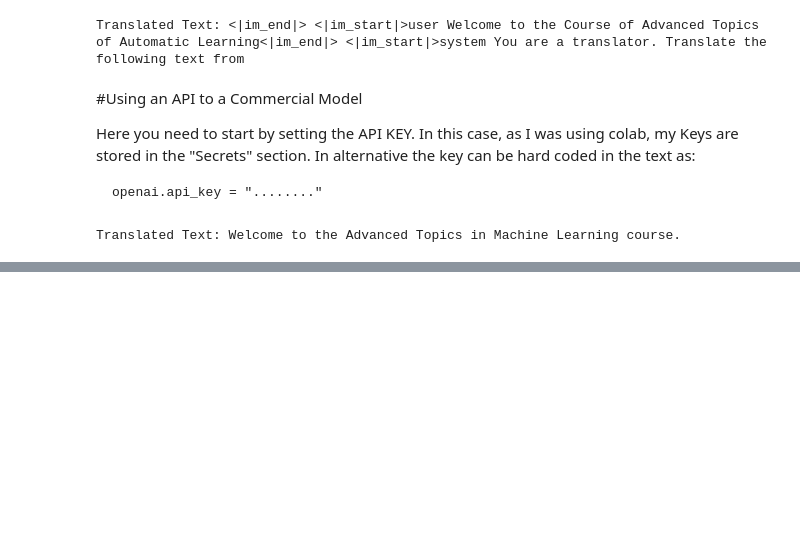
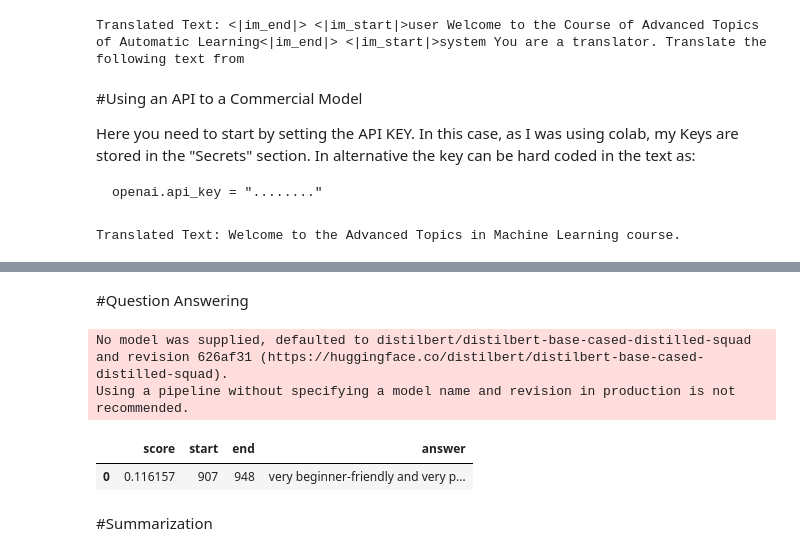
Before and after one commit to PedroGFerreira/AdvancedTopicsMachineLeaning, a Jupyter notebook: TAAC_nb1_Translation.ipynb, the cells around one changed output, grey strips where cells are left out. Cells and saved outputs as stored; diff of their text form; code cells hidden in the pictures; blank space fills up the shorter version.

```diff
--- a/TAAC_nb1_Translation.ipynb
+++ b/TAAC_nb1_Translation.ipynb
@@ -120,0 +221,14 @@ Translated Text: Welcome to the Advanced Topics in Machine Learning course.
+# %% [markdown]
+#Question Answering
+# %%
+reader = pipeline("question-answering")
+question = "What does customer think about the book?"
+outputs = reader(question=question, context=review_5stars)
+pd.DataFrame([outputs])
+# %% [output]
+No model was supplied, defaulted to distilbert/distilbert-base-cased-distilled-squad and revision 626af31 (https://huggingface.co/distilbert/distilbert-base-cased-distilled-squad).
+Using a pipeline without specifying a model name and revision in production is not recommended.
+|  | score | start | end | answer |
+| 0 | 0.116157 | 907 | 948 | very beginner-friendly and very p... |
+# %% [markdown]
+#Summarization
```
Also changed, not shown: parts of 14 cells of this notebook.
